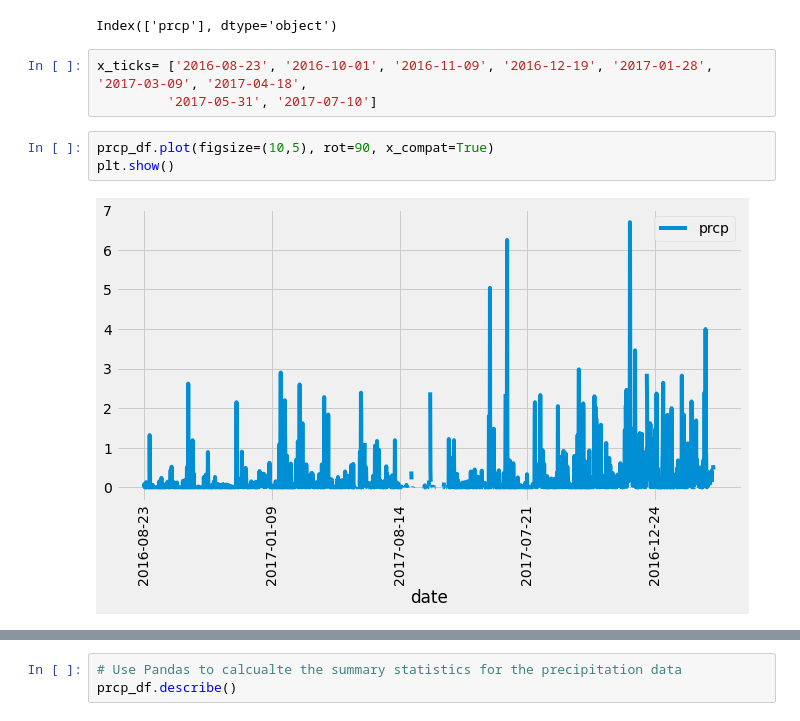
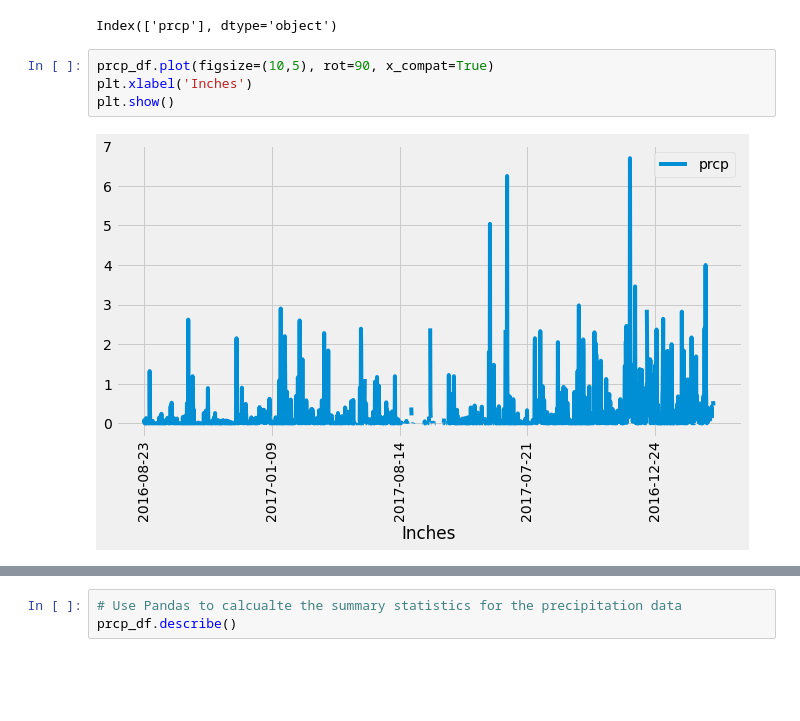
Before and after one commit to acsours/sqlalchemy-challenge, a Jupyter notebook: climate_starter.ipynb, the cells around one changed output, grey strips where cells are left out. Saved outputs shown, nothing was run; the diff lists cells and outputs as text; blank space fills up the shorter version.

```diff
--- a/climate_starter.ipynb
+++ b/climate_starter.ipynb
@@ -224,12 +237,10 @@ clean_df.describe()
 date_df.columns
 # %% [output]
 Index(['prcp'], dtype='object')
-# %%
-x_ticks= ['2016-08-23', '2016-10-01', '2016-11-09', '2016-12-19', '2017-01-28', '2017-03-09', '2017-04-18',
-         '2017-05-31', '2017-07-10']
 # %%
 prcp_df.plot(figsize=(10,5), rot=90, x_compat=True)
+plt.xlabel('Inches')
 plt.show()
 # %% [output]
-[figure, old version]
+[figure, new version]
 # %%
```
Also changed, not shown: parts of 18 cells of this notebook, 1 other file.
